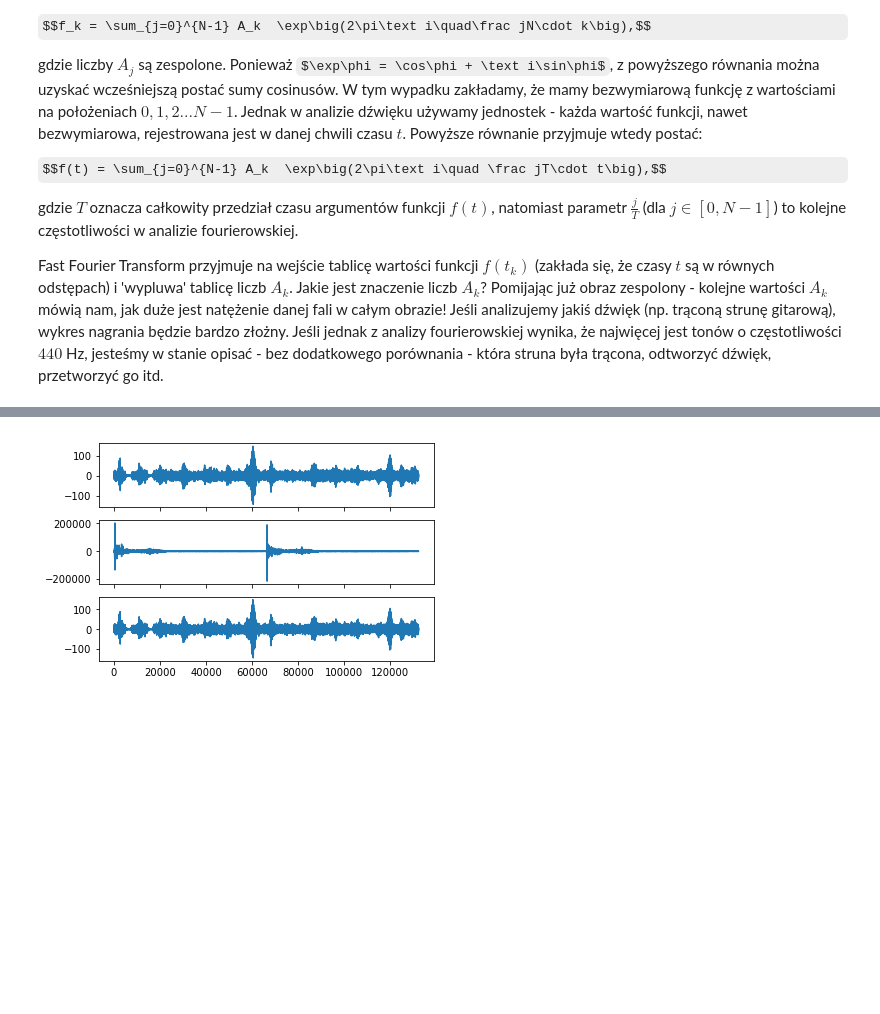
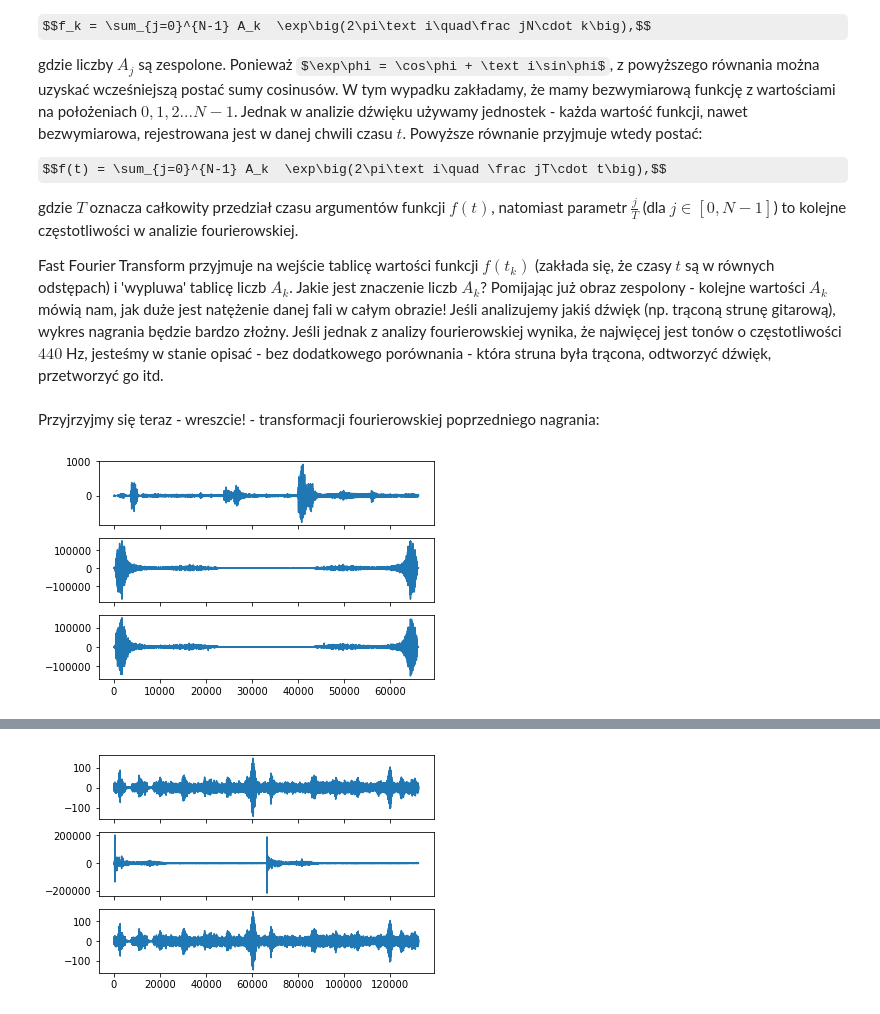
Before and after one commit to Ch3shireDev/FFT, a Jupyter notebook: Stroik.ipynb, the cells around one changed output, grey strips where cells are left out. Saved outputs shown, nothing was run; the diff lists cells and outputs as text; code cells hidden in the pictures; some formulas as TeX source; blank space fills up the shorter version.

```diff
--- a/Stroik.ipynb
+++ b/Stroik.ipynb
@@ -124,3 +124,18 @@ $$f(t) = \sum_{j=0}^{N-1} A_k  \exp\big(2\pi\text i\quad \frac jT\cdot t\big),$$
 gdzie $T$ oznacza całkowity przedział czasu argumentów funkcji $f(t)$, natomiast parametr $\frac jT$ (dla $j\in[0,N-1]$) to kolejne częstotliwości w analizie fourierowskiej.
 
 Fast Fourier Transform przyjmuje na wejście tablicę wartości funkcji $f(t_k)$ (zakłada się, że czasy $t$ są w równych odstępach) i 'wypluwa' tablicę liczb $A_k$. Jakie jest znaczenie liczb $A_k$? Pomijając już obraz zespolony - kolejne wartości $A_k$ mówią nam, jak duże jest natężenie danej fali w całym obrazie! Jeśli analizujemy jakiś dźwięk (np. trąconą strunę gitarową), wykres nagrania będzie bardzo złożny. Jeśli jednak z analizy fourierowskiej wynika, że najwięcej jest tonów o częstotliwości $440$ Hz, jesteśmy w stanie opisać - bez dodatkowego porównania - która struna była trącona, odtworzyć dźwięk, przetworzyć go itd.
+# %% [markdown]
+Przyjrzyjmy się teraz - wreszcie! - transformacji fourierowskiej poprzedniego nagrania:
+# %%
+from numpy.fft import fft
+
+f = fft(buf)
+
+k, subx = plt.subplots(3, sharex = True)
+subx[0].plot(buf)
+subx[1].plot(np.real(f))
+subx[2].plot(np.imag(f))
+
+plt.show()
+# %% [output]
+[figure, added]
```
Also changed, not shown: parts of 2 cells of this notebook.
